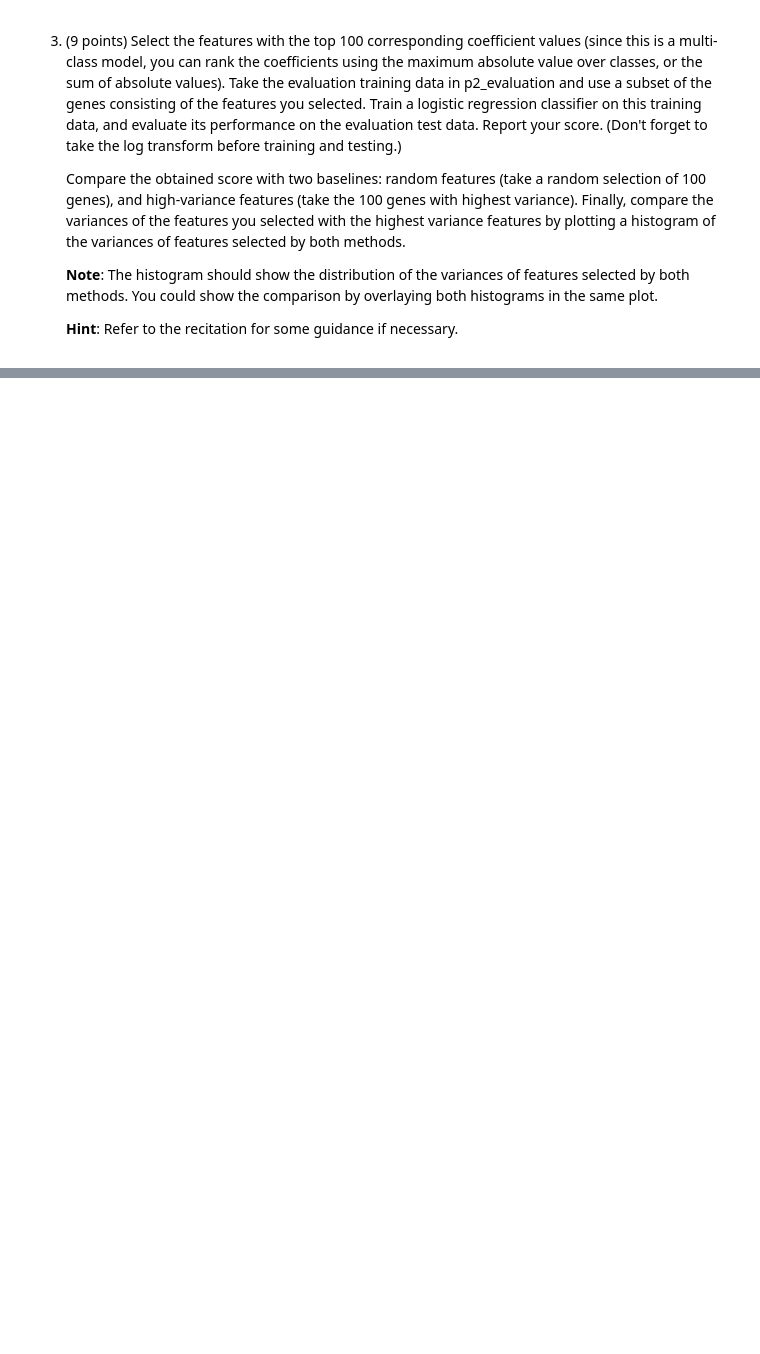
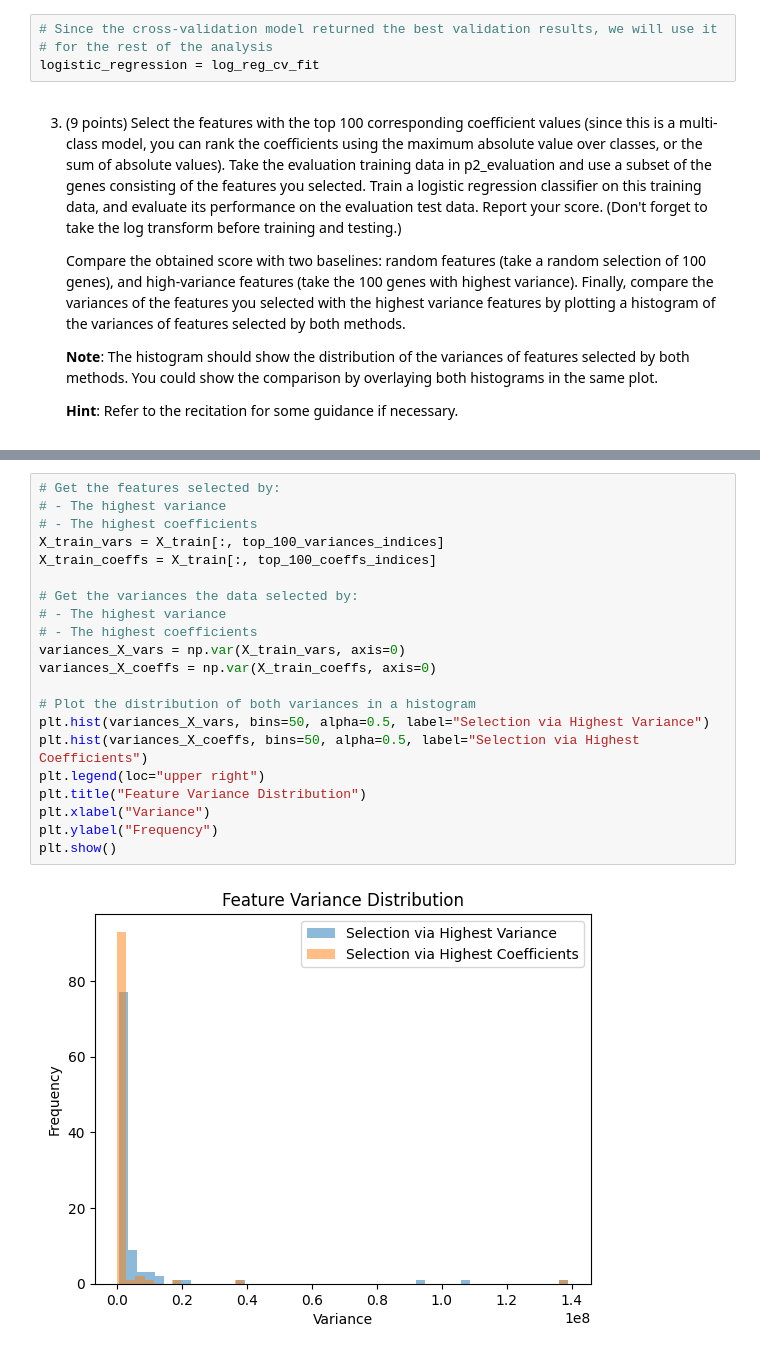
Before and after one commit to eddysanoli-galileo/Data-Analysis-Statistical-Modeling-and-Computation-in-Applications, a Jupyter notebook: Module 2 - Genomics and High Dimensional Data/Project/Problem2.ipynb, the cells around one changed output, grey strips where cells are left out. Cells and saved outputs as stored; diff of their text form; blank space fills up the shorter version.

```diff
--- a/Module 2 - Genomics and High Dimensional Data/Project/Problem2.ipynb
+++ b/Module 2 - Genomics and High Dimensional Data/Project/Problem2.ipynb
@@ -376,3 +380,7 @@ Classification score (Cross-validation): 0.9984639016897081
+# %%
+# Since the cross-validation model returned the best validation results, we will use it
+# for the rest of the analysis
+logistic_regression = log_reg_cv_fit
 # %% [markdown]
 3. (9 points) Select the features with the top 100 corresponding coefficient values (since this is a multi-class model, you can rank the coefficients using the maximum absolute value over classes, or the sum of absolute values). Take the evaluation training data in p2_evaluation and use a subset of the genes consisting of the features you selected. Train a logistic regression classifier on this training data, and evaluate its performance on the evaluation test data. Report your score. (Don't forget to take the log transform  before training and testing.)
 
@@ -383,0 +498,23 @@ Classification score (Cross-validation): 0.9984639016897081
+# %%
+# Get the features selected by:
+# - The highest variance
+# - The highest coefficients
+X_train_vars = X_train[:, top_100_variances_indices]
+X_train_coeffs = X_train[:, top_100_coeffs_indices]
+
+# Get the variances the data selected by:
+# - The highest variance
+# - The highest coefficients
+variances_X_vars = np.var(X_train_vars, axis=0)
+variances_X_coeffs = np.var(X_train_coeffs, axis=0)
+
+# Plot the distribution of both variances in a histogram
+plt.hist(variances_X_vars, bins=50, alpha=0.5, label="Selection via Highest Variance")
+plt.hist(variances_X_coeffs, bins=50, alpha=0.5, label="Selection via Highest Coefficients")
+plt.legend(loc="upper right")
+plt.title("Feature Variance Distribution")
+plt.xlabel("Variance")
+plt.ylabel("Frequency")
+plt.show()
+# %% [output]
+[figure, added]
```
Also changed, not shown: parts of 13 cells of this notebook, 1 other file.
